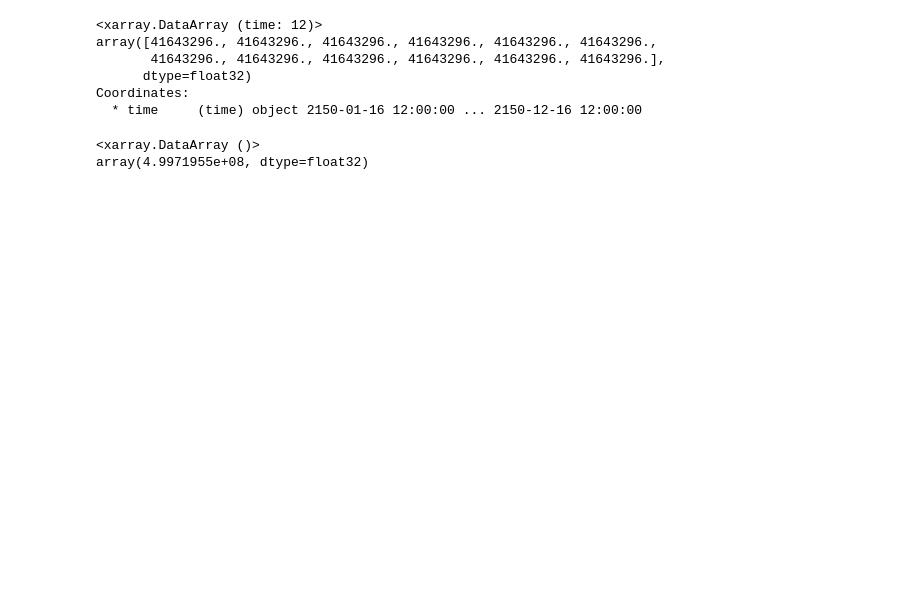
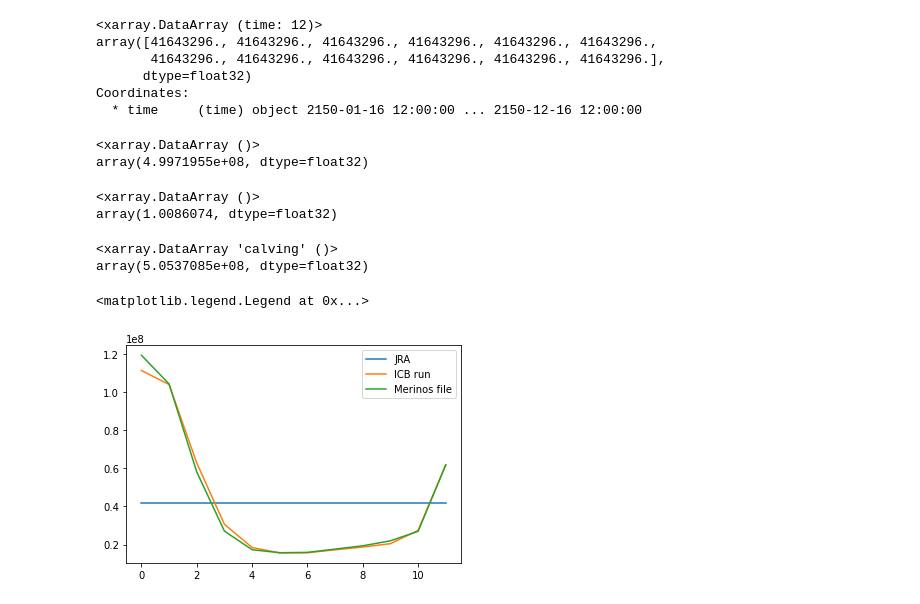
Before and after one commit to pedrocol/basal_mom5-collaborative-project, a Jupyter notebook: notebooks/ICB/Untitled.ipynb, the cells around one changed output. Saved outputs shown, nothing was run; the diff lists cells and outputs as text; code cells hidden in the pictures; blank space fills up the shorter version.

```diff
--- a/notebooks/ICB/Untitled.ipynb
+++ b/notebooks/ICB/Untitled.ipynb
@@ -52,7 +52,9 @@ Tfreezing_min_calv_2 = 'accessom2-GPC013'
 # idem as GPC013 but gade line formulation
 Tfreezing_min_calv_2_gade = 'accessom2-GPC015'
 # idem as GPC015 plus Merino's ICB
-gade_icb = 'accessom2-GPC016'
+gade_icb_v0 = 'accessom2-GPC016'
+# idem as GPC015 plus Merino's ICB + 10%
+gade_icb = 'accessom2-GPC017'
 
 start_time='2150-01-01'
 end_time='2151-01-01'
@@ -276,3 +280,28 @@ runoff_gade_massflux.sum()
 # %% [output]
 <xarray.DataArray ()>
 array(4.9971955e+08, dtype=float32)
+# %%
+runoff_gade_icb_massflux.sum()/runoff_gade_massflux.sum()
+# %% [output]
+<xarray.DataArray ()>
+array(1.0086074, dtype=float32)
+# %%
+di = xr.open_dataset("/home/552/pc5520/forcing_files/Merino_formom5_v1.nc",decode_times=False)
+di = di.rename({"lon": "xt_ocean", "lat": "yt_ocean"})
+area_t = cc.querying.getvar(control, 'area_t', master_session, n=1)
+di = di * area_t
+# %%
+icb_merino = di.calving.sum('xt_ocean').sum('yt_ocean').load()
+# %%
+icb_merino.sum()
+# %% [output]
+<xarray.DataArray 'calving' ()>
+array(5.0537085e+08, dtype=float32)
+# %%
+plt.plot(runoff_gade_massflux,label='JRA')
+plt.plot(runoff_gade_icb_massflux,label='ICB run')
+plt.plot(icb_merino,label='Merinos file')
+plt.legend()
+# %% [output]
+<matplotlib.legend.Legend at 0x...>
+[figure, added]
```
Also changed, not shown: parts of 11 cells of this notebook, 1 other file.
